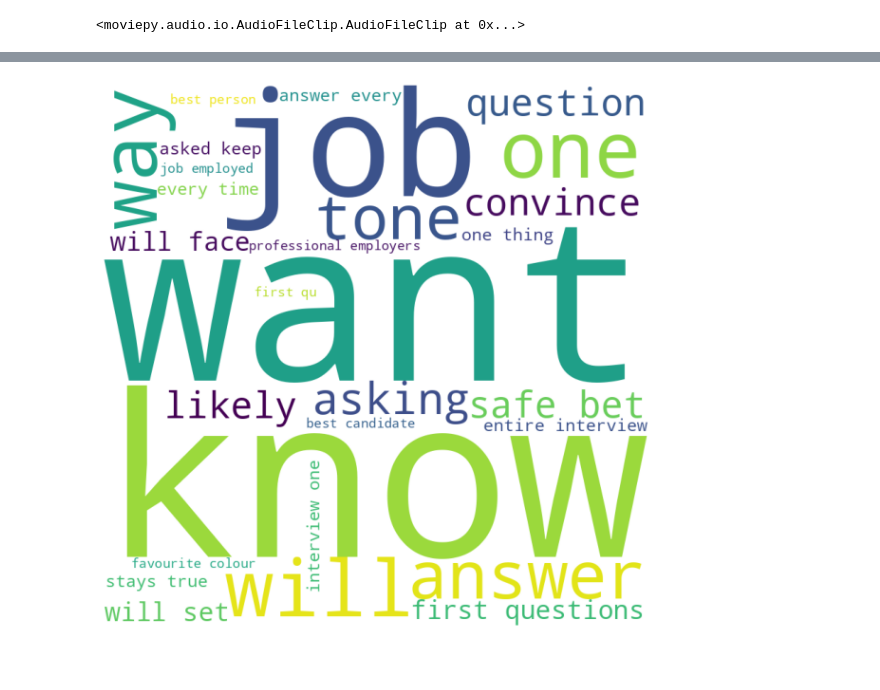
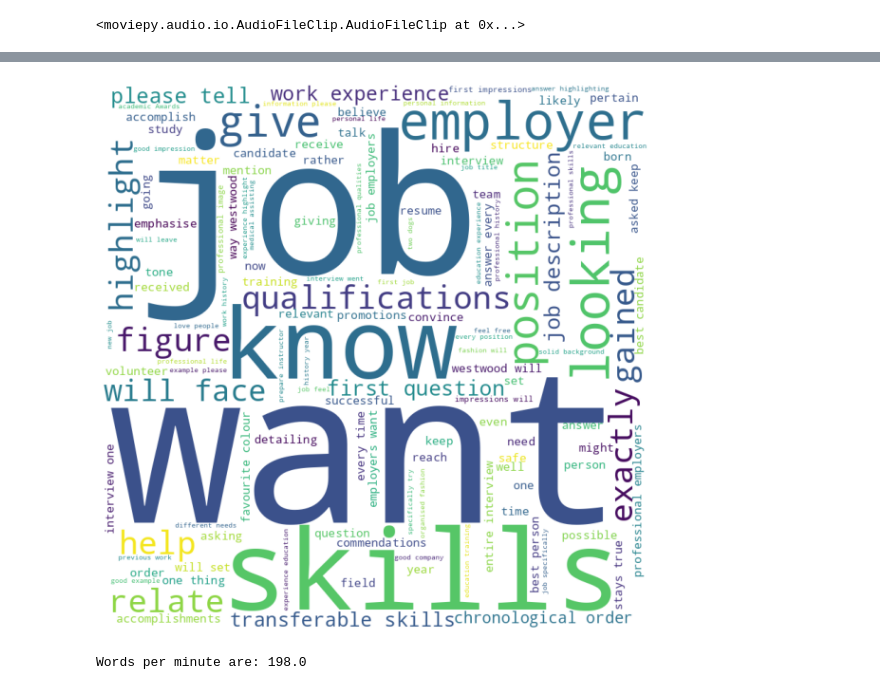
Before and after one commit to bitanb1999/TalentSumoAI, a Jupyter notebook: interview-extraction-and-analysis.ipynb, the cells around one changed output, grey strips where cells are left out. Cells and saved outputs as stored; diff of their text form; code cells hidden in the pictures.

```diff
--- a/interview-extraction-and-analysis.ipynb
+++ b/interview-extraction-and-analysis.ipynb
@@ -157,0 +168,6 @@ output.primary_attributions(attr_method='ig', ignore_tokens=[0,1,2,3,4,5,6,43,44
+# %%
+for i in range((len(text)//512)-1):
+
+    review=text[(i*512):((i+1)*512)]
+    output = lm.generate(f"sst2 sentence: {review}", generate=1, do_sample=False,attribution=['ig'])
+    output.primary_attributions(attr_method='ig', ignore_tokens=[0,1,2,3,4,5,6,43,44])
@@ -180,33 +205,38 @@ print(polarity,subjectivity,classification,positive,negative)
 # %%
 import matplotlib
 import pandas
 import wordcloud
 from wordcloud import WordCloud, STOPWORDS
 import matplotlib.pyplot as plt
 import pandas as pd
 comment_words = ''
 stopwords = set(STOPWORDS)
 
 # iterate through the csv file
-
-# typecaste each val to string
-val = str(review)
+val = str(text)
 
 # split the value
 tokens = val.split()
 
 # Converts each token into lowercase
 for i in range(len(tokens)):
     tokens[i] = tokens[i].lower()
 
     comment_words += " ".join(tokens)+" "
 
     wordcloud = WordCloud(width = 800, height = 800,background_color ='white',stopwords = stopwords,min_font_size = 10).generate(comment_words)
 plt.figure(figsize = (8, 8), facecolor = None)
 plt.imshow(wordcloud)
 plt.axis("off")
 plt.tight_layout(pad = 0)
 
 plt.show()
 # %% [output]
-[figure, old version]
+[figure, new version]
+# %%
+#no.of words per minute
+#total_duration=5
+word_count_tex=len(text.split(" "))/(total_duration/2);
+print("Words per minute are:",word_count_tex)
+# %% [output]
+Words per minute are: 198.0
```
Also changed, not shown: parts of 9 cells of this notebook.
